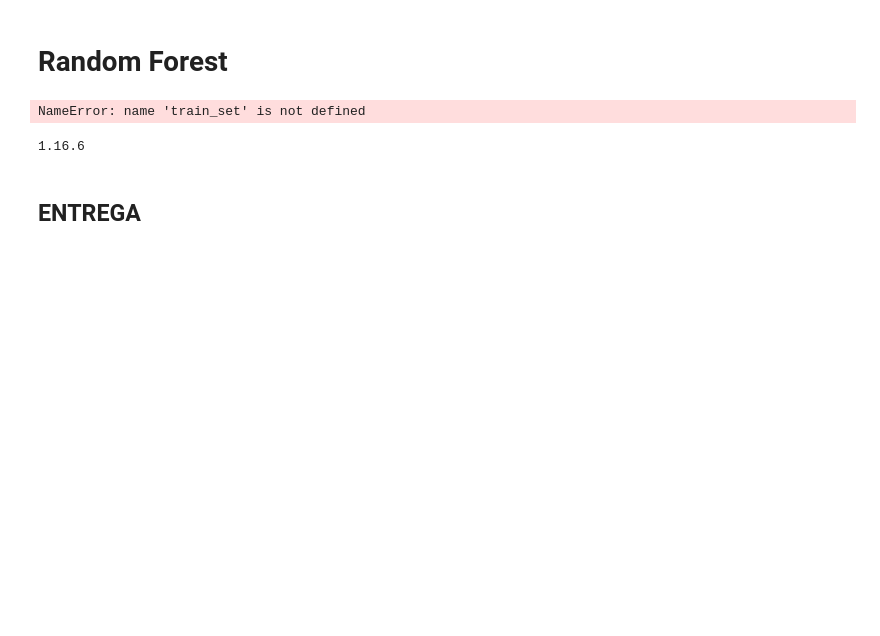
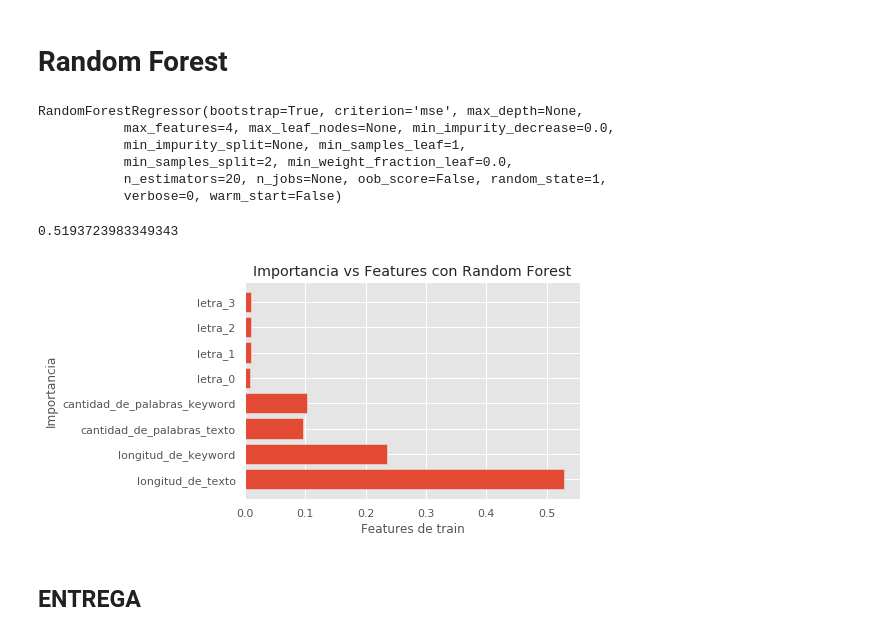
Before and after one commit to GIBelletti/TP2-7506-Datos, a Jupyter notebook: TP2.ipynb, the cells around one changed output. Drawn from its saved outputs; the diff is of its cells as text; code cells hidden in the pictures; blank space fills up the shorter version.

Commit message:
arregle el grafico de barras, lo puse horizontal para mejor visualizacion de los features

```diff
--- a/TP2.ipynb
+++ b/TP2.ipynb
@@ -438,22 +432,29 @@ xgb.plot_importance(xg_reg)
 # Random Forest
 # %%
 from sklearn.ensemble import RandomForestRegressor
-rf = RandomForestRegressor(random_state=1, n_estimators = 10, max_features = 4)
+rf = RandomForestRegressor(random_state=1, n_estimators = 20, max_features = 4)
 rf.fit(train_set, train_label)
 # %% [output]
-NameError: name 'train_set' is not defined
+RandomForestRegressor(bootstrap=True, criterion='mse', max_depth=None,
+           max_features=4, max_leaf_nodes=None, min_impurity_decrease=0.0,
+           min_impurity_split=None, min_samples_leaf=1,
+           min_samples_split=2, min_weight_fraction_leaf=0.0,
+           n_estimators=20, n_jobs=None, oob_score=False, random_state=1,
+           verbose=0, warm_start=False)
 # %%
 predicts = rf.predict(test_set).round()
 result['target'] = predicts
 print(F1(result))
+# %% [output]
+0.5193723983349343
 # %%
-plt.bar(train_set.columns, rf.feature_importances_)
+plt.barh(train_set.columns, rf.feature_importances_)
 plt.xlabel('Features de train')
 plt.ylabel('Importancia')
 plt.title('Importancia vs Features con Random Forest')
 plt.show()
 # %% [output]
-1.16.6
+[figure, added]
 # %% [markdown]
 ## ENTREGA
 # %%
```
Also changed, not shown: parts of 4 cells of this notebook.
